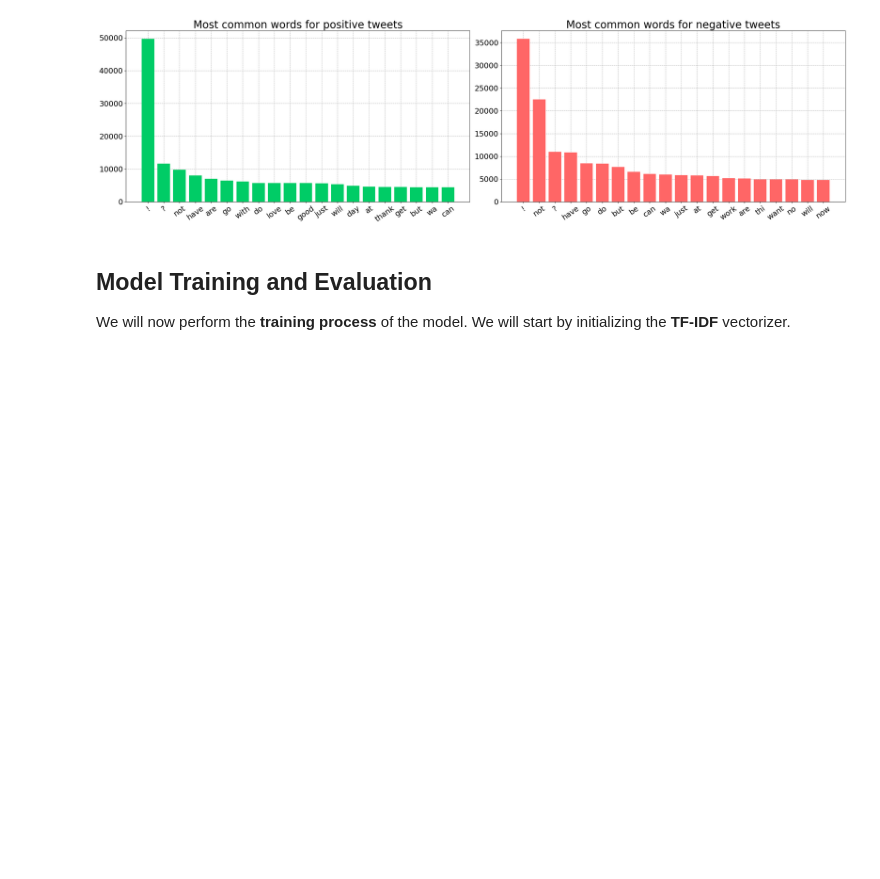
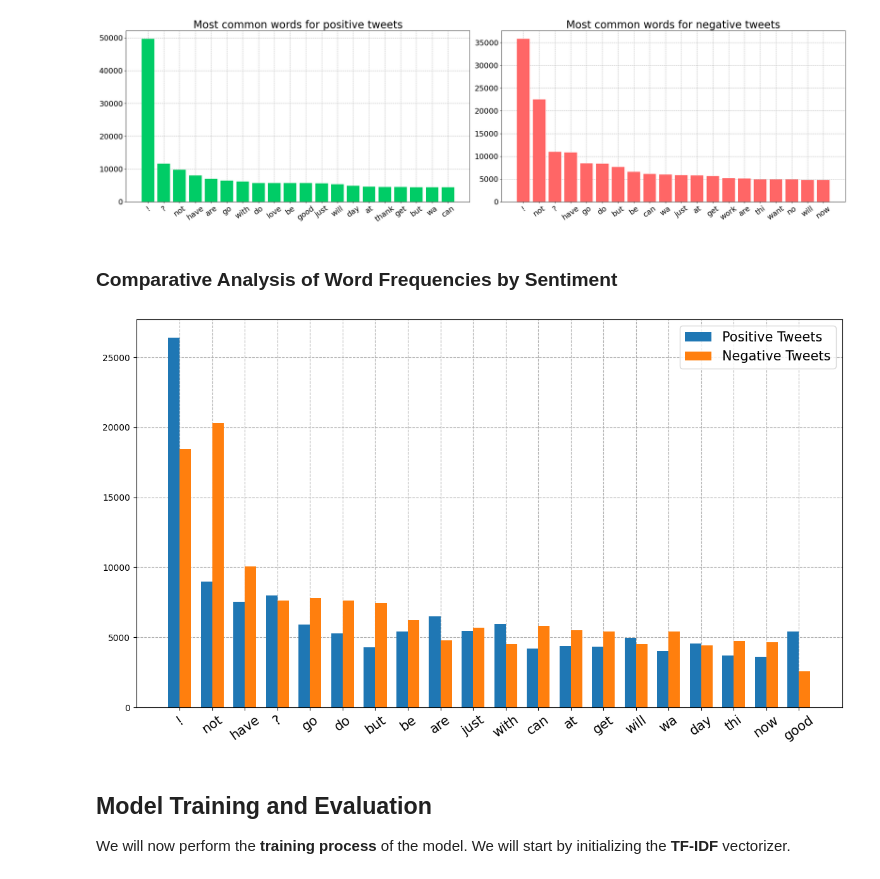
Before and after one commit to AntonisZks/Deep-Learning-for-Natural-Language-Processing, a Jupyter notebook: Notebooks/natural-language-processing.ipynb, the cells around one changed output. Cells and saved outputs as stored; diff of their text form; code cells hidden in the pictures; blank space fills up the shorter version.

```diff
--- a/Notebooks/natural-language-processing.ipynb
+++ b/Notebooks/natural-language-processing.ipynb
@@ -569,6 +571,55 @@ plt.tight_layout()
 plt.show()
 # %% [output]
 [figure]
+# %% [markdown]
+### Comparative Analysis of Word Frequencies by Sentiment
+# %%
+from collections import defaultdict
+
+def get_top_words(text_series, n=10):
+    all_words = ' '.join(text_series).split()
+    all_words = sorted(Counter(all_words).most_common(n), key=lambda x: x[1], reverse=True)
+    return [pair[0] for pair in all_words]
+
+def word_frequency_by_sentiment(df, words_list, text_col='Cleaned_text', label_col='Label'):
+    # Initialize results
+    freq_dict = defaultdict(lambda: {'positive': 0, 'negative': 0, 'total': 0})
+
+    # Count word occurrences
+    for word in words_list:
+        for _, row in df.iterrows():
+            if word in row[text_col].split():
+                sentiment = 'positive' if row[label_col] == 1 else 'negative'
+                freq_dict[word][sentiment] += 1
+                freq_dict[word]['total'] += 1
+
+    # Convert to DataFrame
+    result_df = pd.DataFrame.from_dict(freq_dict, orient='index')
+    result_df.index.name = 'word'
+    return result_df.sort_values(by='total', ascending=False)
+
+top_words = get_top_words(train_df['Cleaned_text'], n=20)
+result_df = word_frequency_by_sentiment(train_df, top_words)
+# %%
+labels = list(result_df.index)
+X_axis = np.arange(len(labels))
+
+bar_width = 0.35
+gap = bar_width / 2
+
+fig, ax = plt.subplots(1, 1, figsize=(12, 7))
+ax.set_axisbelow(True)
+ax.grid(zorder=1, linestyle='dashed')
+ax.bar(X_axis - gap, result_df['positive'], bar_width, label='Positive Tweets')
+ax.bar(X_axis + gap, result_df['negative'], bar_width, label='Negative Tweets')
+
+ax.set_xticks(X_axis, labels, rotation=35, fontsize=15)
+
+plt.legend(fontsize=15)
+plt.tight_layout()
+plt.show()
+# %% [output]
+[figure, added]
 # %% [markdown]
 ## Model Training and Evaluation
 
```
Also changed, not shown: parts of 67 cells of this notebook, 1 other file.
